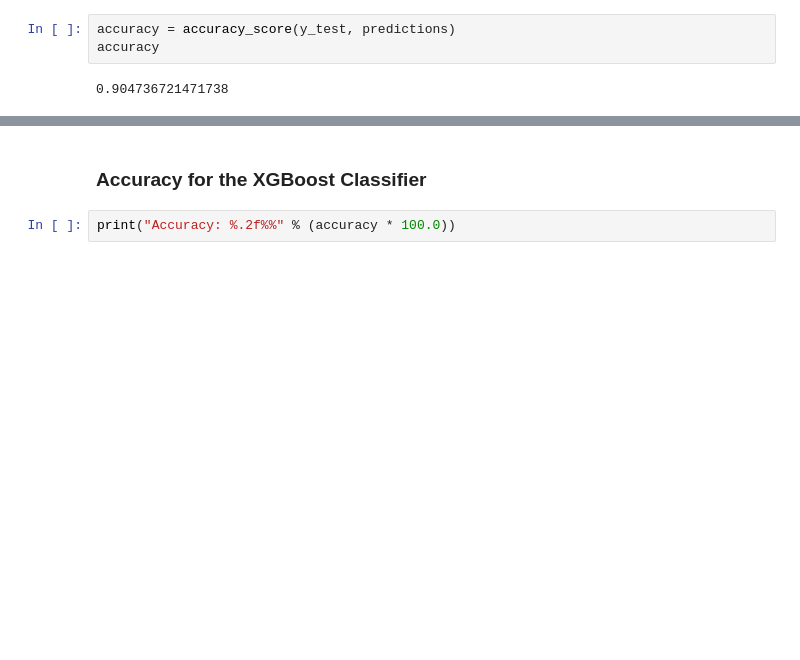
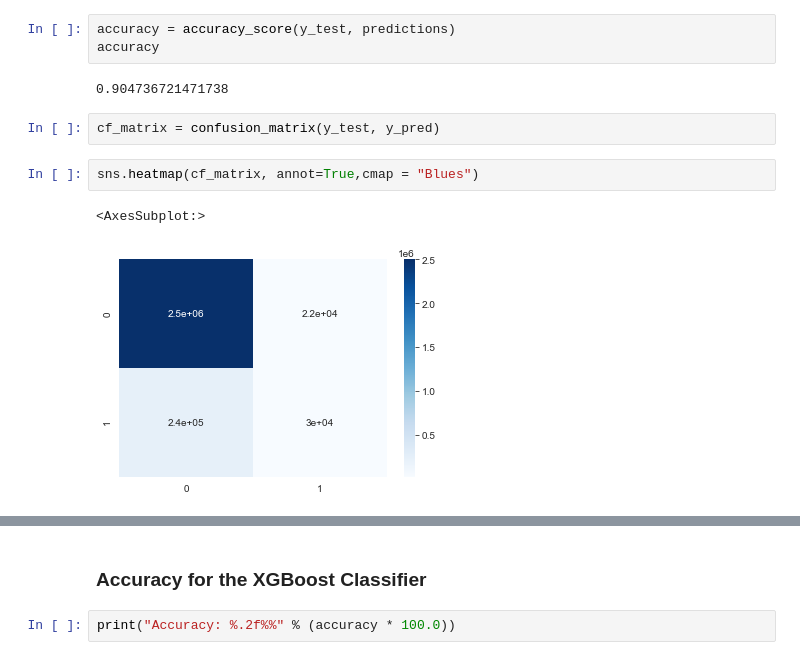
Before and after one commit to annmaryksebastian/255-Project, a Jupyter notebook: Code/Model.ipynb, the cells around one changed output, grey strips where cells are left out. Cells and saved outputs as stored; diff of their text form; blank space fills up the shorter version.

Commit message:
Added Confusion Matrix and Classification Report

```diff
--- a/Code/Model.ipynb
+++ b/Code/Model.ipynb
@@ -326,3 +329,10 @@ accuracy = accuracy_score(y_test, predictions)
 accuracy
 # %% [output]
 0.904736721471738
+# %%
+cf_matrix = confusion_matrix(y_test, y_pred)
+# %%
+sns.heatmap(cf_matrix, annot=True,cmap = "Blues")
+# %% [output]
+<AxesSubplot:>
+[figure, added]
```
Also changed, not shown: parts of 9 cells of this notebook.
